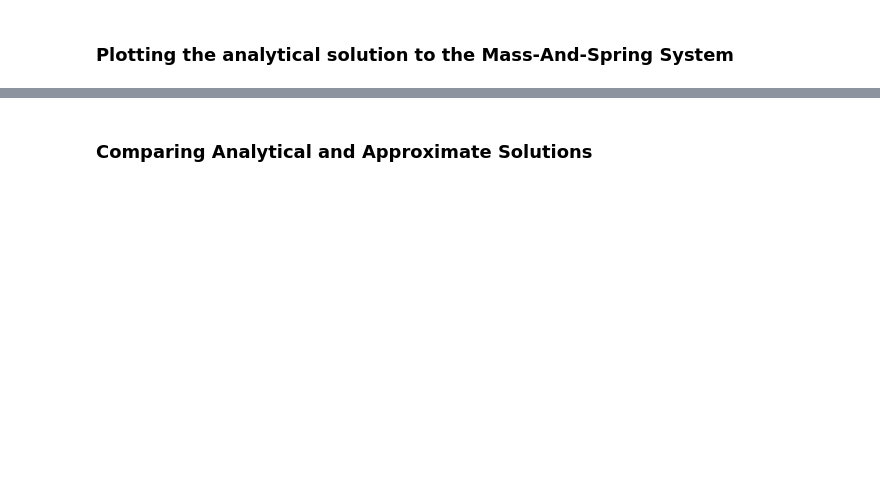
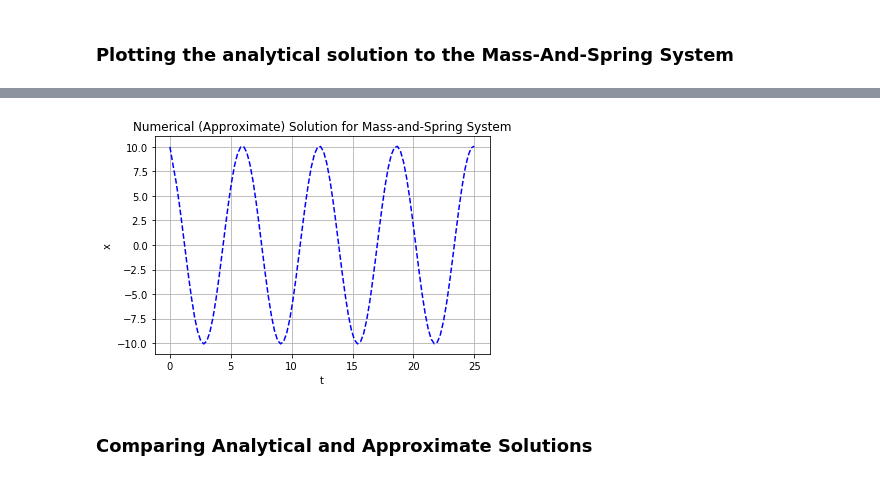
Before and after one commit to skugele/dynamical-systems, a Jupyter notebook: notebooks/ode_runge_kutta.ipynb, the cells around one changed output, grey strips where cells are left out. Cells and saved outputs as stored; diff of their text form; code cells hidden in the pictures; blank space fills up the shorter version.

```diff
--- a/notebooks/ode_runge_kutta.ipynb
+++ b/notebooks/ode_runge_kutta.ipynb
@@ -96,12 +123,12 @@ x_approxs = [x_approx(t, x0=10, xdot0=0) for t in ts]
 # %%
 fig, ax = plt.subplots()
 ax.plot(ts, x_approxs, color='blue', linestyle='dashed', label='approx')
 
 ax.set(xlabel='t', ylabel='x',
-       title='Approximate Solution for Mass-and-Spring System')
+       title='Numerical (Approximate) Solution for Mass-and-Spring System')
 ax.grid()
-
-_ = fig.legend(bbox_to_anchor=(0.8, 0.5), loc='upper left', borderaxespad=0.)
+# %% [output]
+[figure, added]
 # %% [markdown]
 ### Comparing Analytical and Approximate Solutions
 # %%
```
Also changed, not shown: parts of 16 cells of this notebook.
